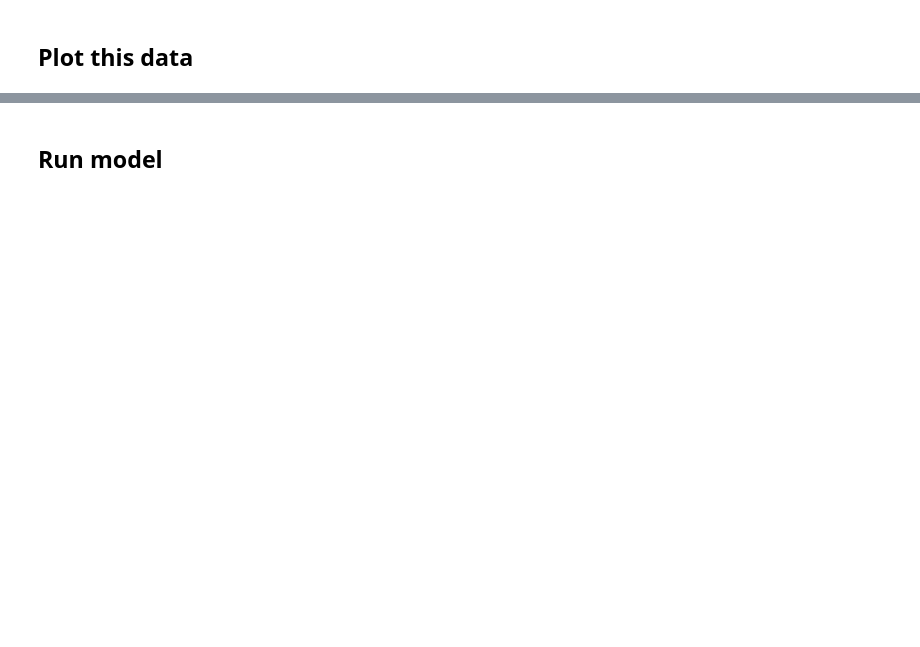
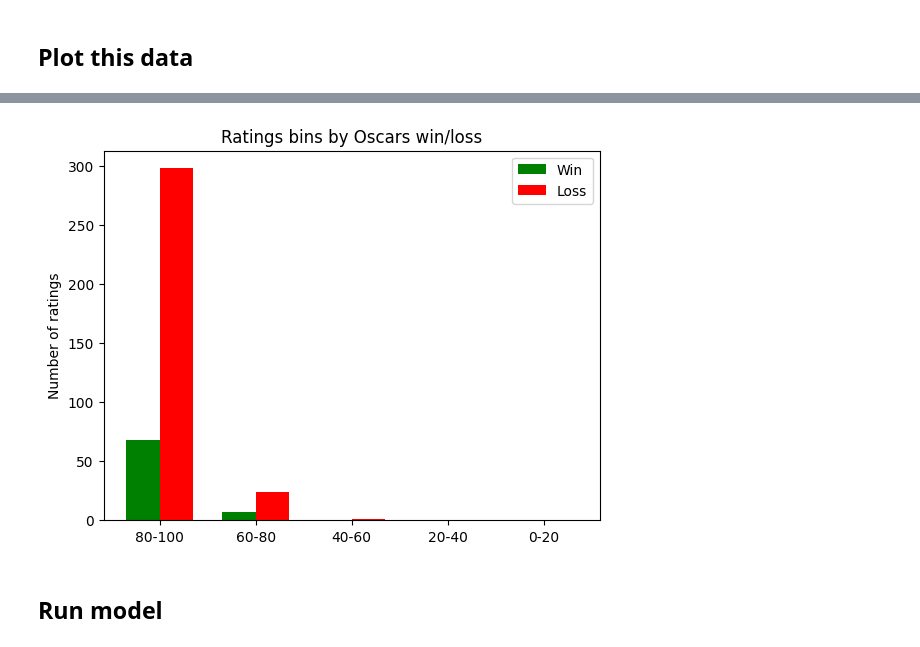
Before and after one commit to Jonathan-Alexander/DATA515-RottenTomatoesAnalysis, a Jupyter notebook: rotten_tomatoes/q1_modeling.ipynb, the cells around one changed output, grey strips where cells are left out. Cells and saved outputs as stored; diff of their text form; code cells hidden in the pictures; blank space fills up the shorter version.

```diff
--- a/rotten_tomatoes/q1_modeling.ipynb
+++ b/rotten_tomatoes/q1_modeling.ipynb
@@ -90,3 +114,7 @@ for result in data.winner.unique():
+# %%
+plot_binned_data(data)
+# %% [output]
+[figure, added]
 # %% [markdown]
 ## Run model
 # %%
```
Also changed, not shown: parts of 46 cells of this notebook.
